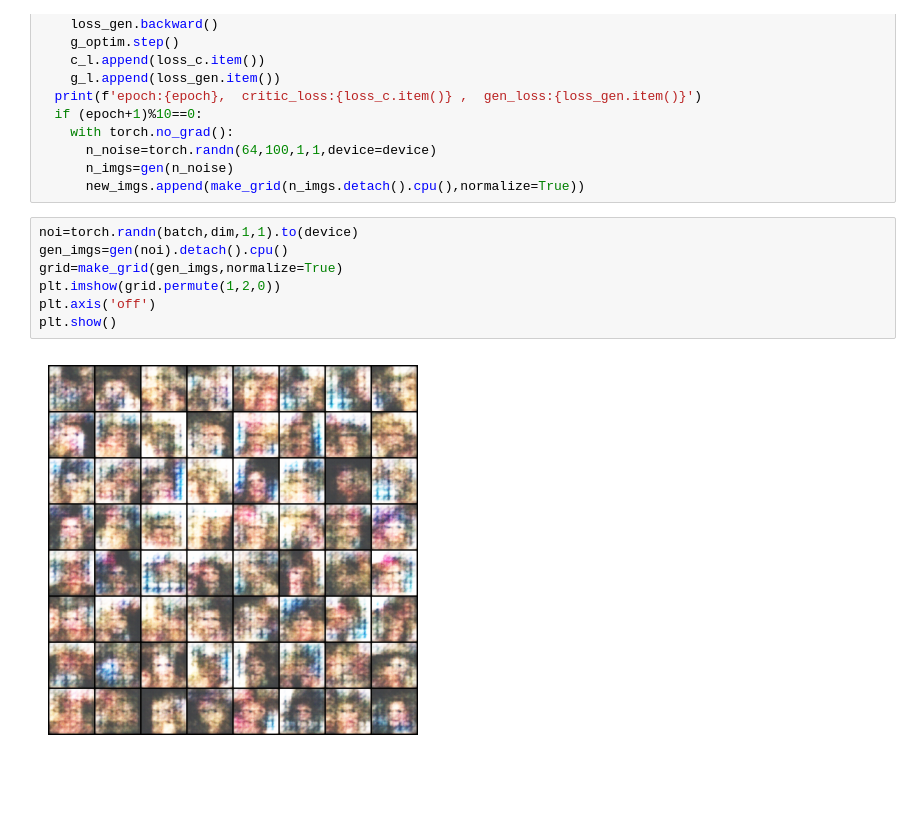
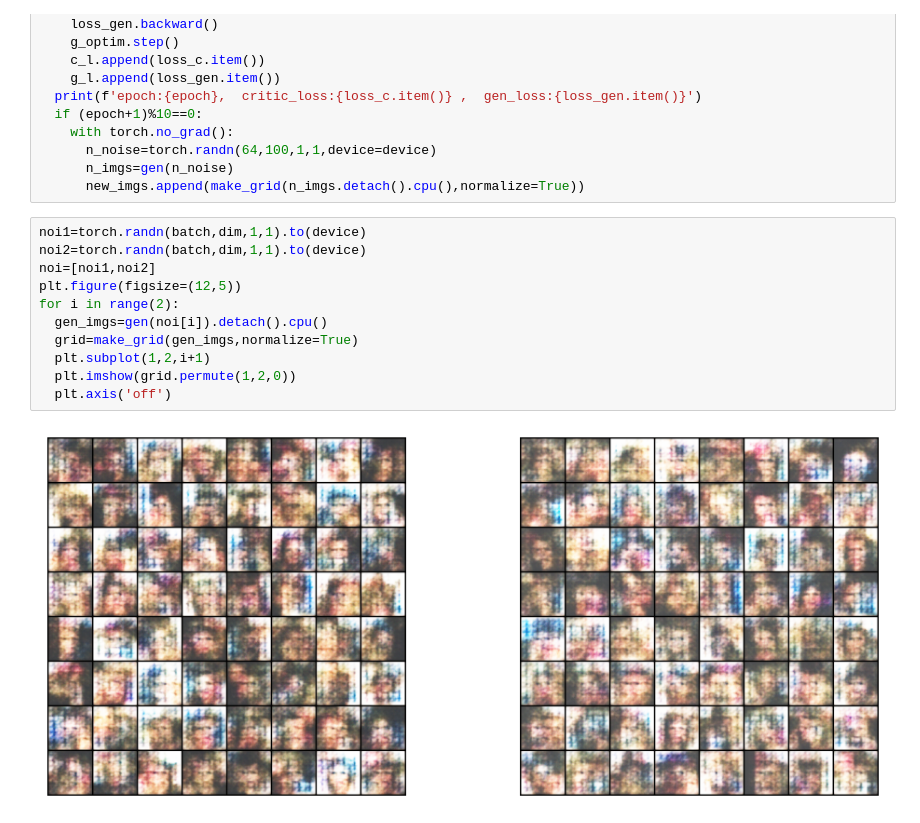
Before and after one commit to haripy123/GANs, a Jupyter notebook: WGAN_CP.ipynb, the cells around one changed output. Saved outputs shown, nothing was run; the diff lists cells and outputs as text; blank space fills up the shorter version.

```diff
--- a/WGAN_CP.ipynb
+++ b/WGAN_CP.ipynb
@@ -173,11 +173,15 @@ for epoch in range(epochs):
       n_imgs=gen(n_noise)
       new_imgs.append(make_grid(n_imgs.detach().cpu(),normalize=True))
 # %%
-noi=torch.randn(batch,dim,1,1).to(device)
-gen_imgs=gen(noi).detach().cpu()
-grid=make_grid(gen_imgs,normalize=True)
-plt.imshow(grid.permute(1,2,0))
-plt.axis('off')
-plt.show()
+noi1=torch.randn(batch,dim,1,1).to(device)
+noi2=torch.randn(batch,dim,1,1).to(device)
+noi=[noi1,noi2]
+plt.figure(figsize=(12,5))
+for i in range(2):
+  gen_imgs=gen(noi[i]).detach().cpu()
+  grid=make_grid(gen_imgs,normalize=True)
+  plt.subplot(1,2,i+1)
+  plt.imshow(grid.permute(1,2,0))
+  plt.axis('off')
 # %% [output]
-[figure, old version]
+[figure, new version]
```
